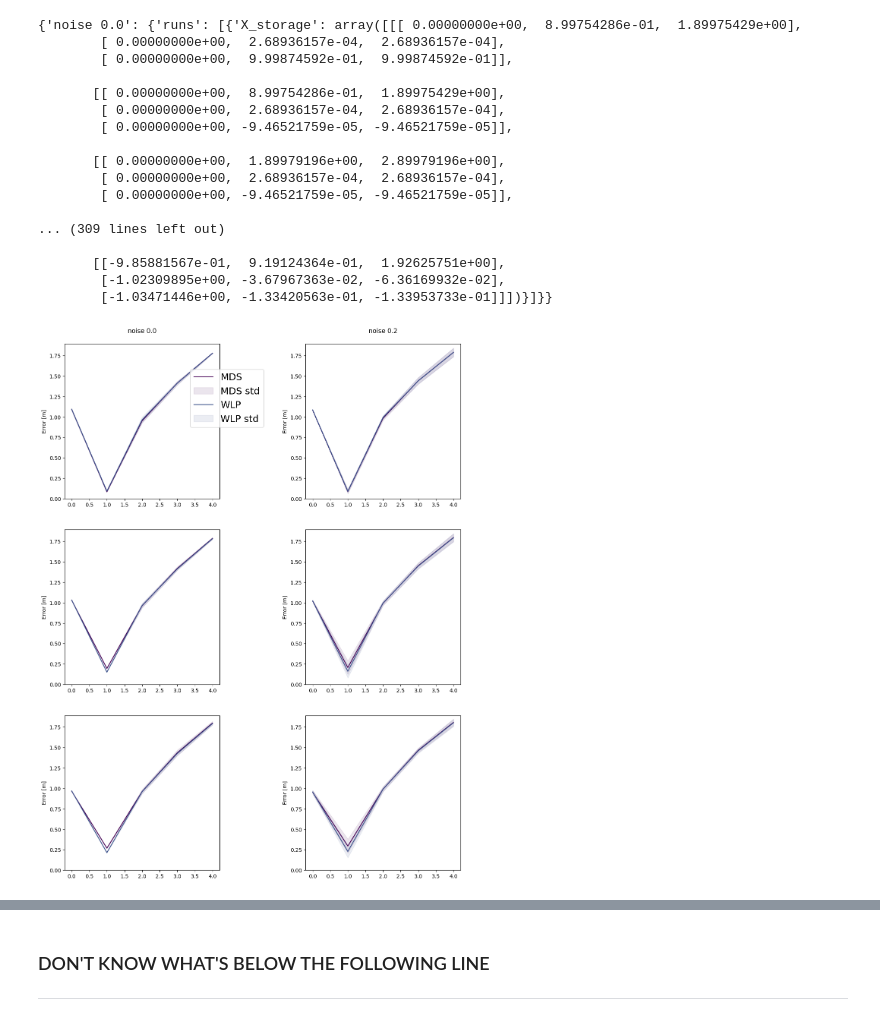
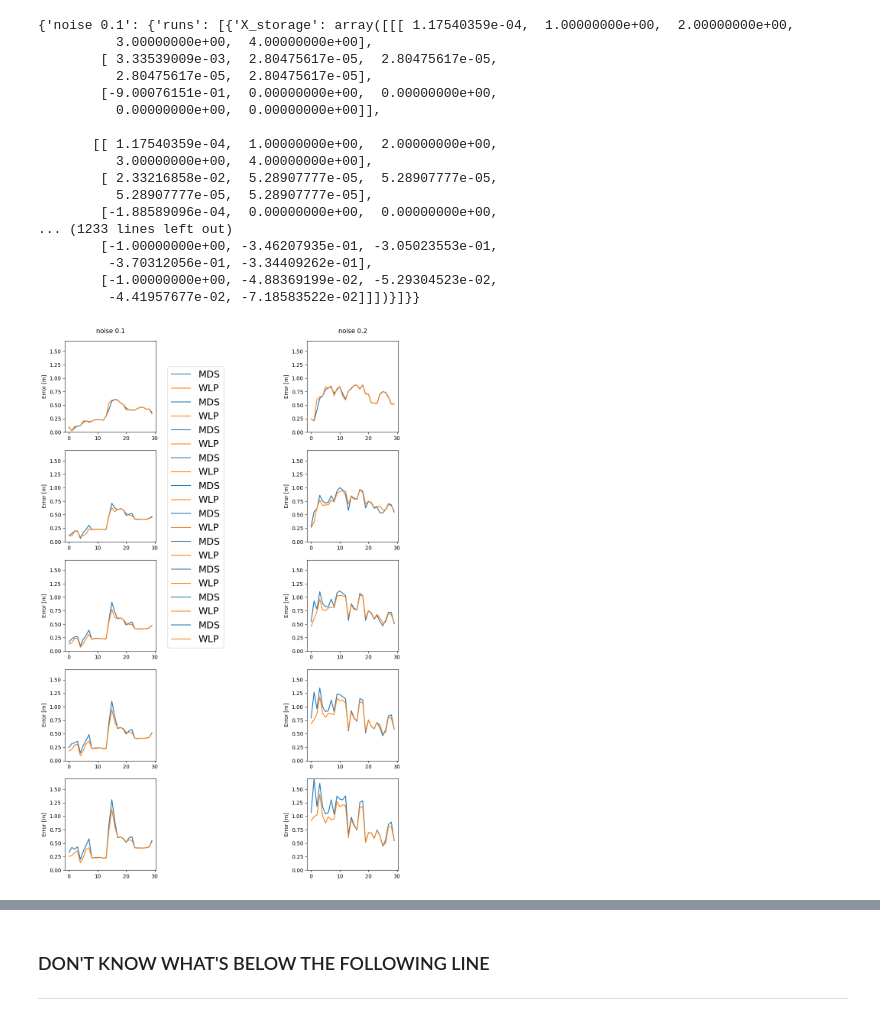
Before and after one commit to oselin/drone-pose-estimation, a Jupyter notebook: src/iq_sim/scripts/data_reader.ipynb, the cells around one changed output, grey strips where cells are left out. Saved outputs shown, nothing was run; the diff lists cells and outputs as text; code cells hidden in the pictures.

```diff
--- a/src/iq_sim/scripts/data_reader.ipynb
+++ b/src/iq_sim/scripts/data_reader.ipynb
@@ -21,10 +21,10 @@ PACKAGE_NAME = "iq_sim"
 FOLDER_NAME = 'data'
 
 # the following values can be extracted dynamically, but setting them is easier
-TESTED_NOISE = ['noise 0.0', 'noise 0.2']
-N_RUN = 3
-N_DRONES = 3
-N_ITERATION = 5
+TESTED_NOISE = ['noise 0.1', 'noise 0.2']
+N_RUN = 1
+N_DRONES = 5
+N_ITERATION = 30
 
 
 IN_PROJECT = True
@@ -87,32 +87,33 @@ for noise in TESTED_NOISE:
 # debug
 print(data)
 # %% [output]
-{'noise 0.0': {'runs': [{'X_storage': array([[[ 0.00000000e+00,  8.99754286e-01,  1.89975429e+00],
-        [ 0.00000000e+00,  2.68936157e-04,  2.68936157e-04],
-        [ 0.00000000e+00,  9.99874592e-01,  9.99874592e-01]],
+{'noise 0.1': {'runs': [{'X_storage': array([[[ 1.17540359e-04,  1.00000000e+00,  2.00000000e+00,
+          3.00000000e+00,  4.00000000e+00],
+        [ 3.33539009e-03,  2.80475617e-05,  2.80475617e-05,
+          2.80475617e-05,  2.80475617e-05],
+        [-9.00076151e-01,  0.00000000e+00,  0.00000000e+00,
+          0.00000000e+00,  0.00000000e+00]],
 
-       [[ 0.00000000e+00,  8.99754286e-01,  1.89975429e+00],
-        [ 0.00000000e+00,  2.68936157e-04,  2.68936157e-04],
-        [ 0.00000000e+00, -9.46521759e-05, -9.46521759e-05]],
-
-       [[ 0.00000000e+00,  1.89979196e+00,  2.89979196e+00],
-        [ 0.00000000e+00,  2.68936157e-04,  2.68936157e-04],
-        [ 0.00000000e+00, -9.46521759e-05, -9.46521759e-05]],
-
-... (309 lines left out)
-
-       [[-9.85881567e-01,  9.19124364e-01,  1.92625751e+00],
-        [-1.02309895e+00, -3.67967363e-02, -6.36169932e-02],
-        [-1.03471446e+00, -1.33420563e-01, -1.33953733e-01]]])}]}}
+       [[ 1.17540359e-04,  1.00000000e+00,  2.00000000e+00,
+          3.00000000e+00,  4.00000000e+00],
+        [ 2.33216858e-02,  5.28907777e-05,  5.28907777e-05,
+          5.28907777e-05,  5.28907777e-05],
+        [-1.88589096e-04,  0.00000000e+00,  0.00000000e+00,
+... (1233 lines left out)
+        [-1.00000000e+00, -3.46207935e-01, -3.05023553e-01,
+         -3.70312056e-01, -3.34409262e-01],
+        [-1.00000000e+00, -4.88369199e-02, -5.29304523e-02,
+         -4.41957677e-02, -7.18583522e-02]]])}]}}
 # %%
 fig, ax = plt.subplots(N_DRONES, len(TESTED_NOISE), figsize=(15, 18))
-colors = cm.viridis(np.linspace(0, 1, 5))
 
 y_max = 0.0
 
 for j, noise in enumerate(TESTED_NOISE):
     ax[0, j].set_title(noise, y=1.05)
-
+    # ax[0,0].legend([
+    #     'MDS','WLP'
+    # ])
     for i in range(N_DRONES):
 
         mds_errors = np.zeros((N_RUN, N_ITERATION))
@@ -148,47 +149,46 @@ for j, noise in enumerate(TESTED_NOISE):
             range(len(mds_mean)),
             mds_mean,
             label="MDS",
-            c=colors[0]
+            c='C0'
         )
         ax[i, j].fill_between(
             range(len(mds_mean)),
             mds_mean - mds_std,
             mds_mean + mds_std,
             alpha=0.1,
-            color=colors[0]
+            color='C0'
         )
 
         # Plot WLP performances
         ax[i, j].plot(
             range(len(wlp_mean)),
             wlp_mean,
             label="WLP",
-            c=colors[1]
+            color='C1'
         )
         ax[i, j].fill_between(
             range(len(wlp_mean)),
             wlp_mean - wlp_std,
             wlp_mean + wlp_std,
             alpha=0.1,
-            color=colors[1]
+            color='C1'
         )
         ax[i, j].set_box_aspect(1)
 
 for i in range(N_DRONES):
     for j, noise in enumerate(TESTED_NOISE):
         ax[i, j].set_ylim(0,y_max)
 
 fig.legend(
-    ["MDS", "MDS std", "WLP", "WLP std"],
     loc='upper center',
     ncol=1,
     fontsize=18,
     bbox_to_anchor=(0.45, 0.85)
 )
 # plt.savefig(path + 'Plot_pso_test_initialization2.pdf', dpi=300, format='pdf', bbox_inches='tight')
 plt.show()
 # %% [output]
-[figure, old version]
+[figure, new version]
 # %%
 # plot single chart from the previous table specifying the noise and the drone
 def plot_single(drone_index, noise):
```
Also changed, not shown: parts of 3 cells of this notebook, 3 other files.
